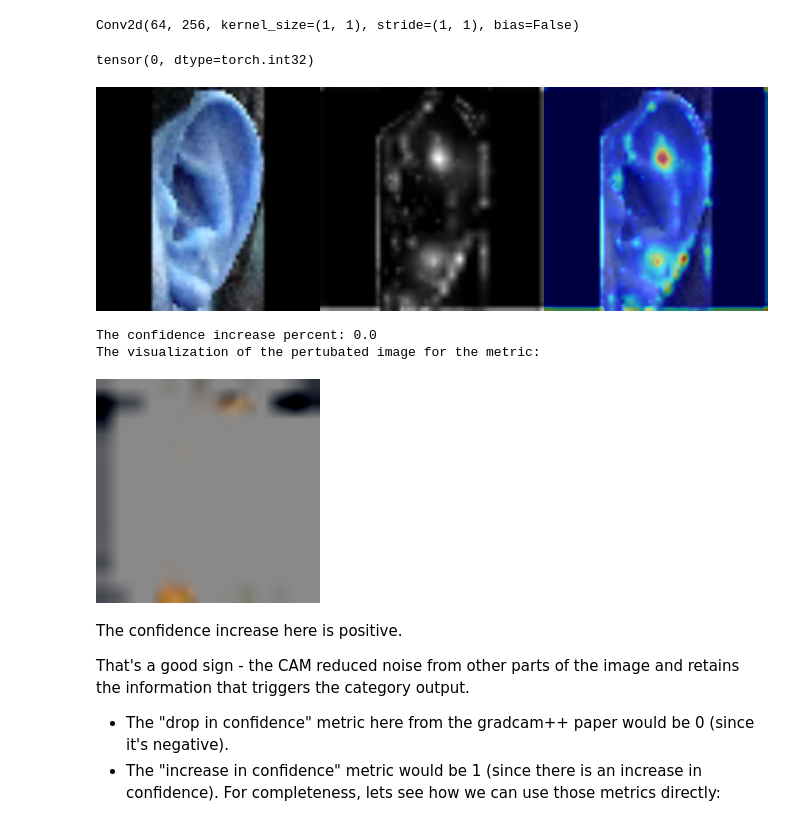
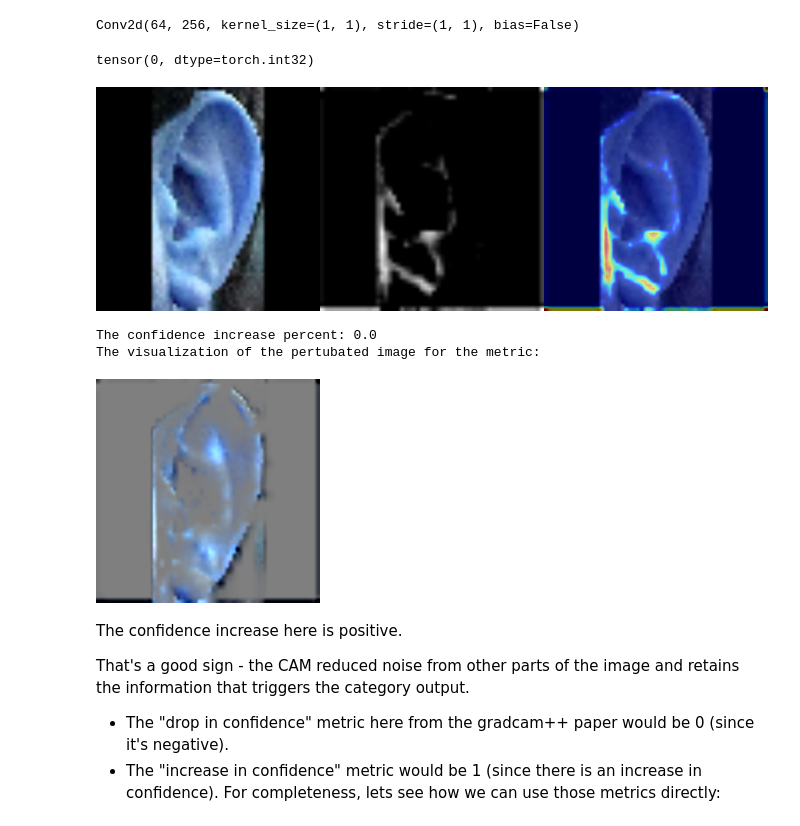
Before and after one commit to strojanski/diploma, a Jupyter notebook: v0.5/CAM Metrics And Tuning Tutorial.ipynb, the cells around one changed output. Saved outputs shown, nothing was run; the diff lists cells and outputs as text; code cells hidden in the pictures.

```diff
--- a/v0.5/CAM Metrics And Tuning Tutorial.ipynb
+++ b/v0.5/CAM Metrics And Tuning Tutorial.ipynb
@@ -198,40 +219,41 @@ targets = [ClassifierOutputTarget(label)]
 target_layers = [#model.layer1[0].conv3, model.layer1[1].conv3, model.layer1[2].conv3,
                  #model.layer2[0].conv3, model.layer2[1].conv3, model.layer2[2].conv3,
                  #model.layer3[0].conv3, model.layer3[1].conv3, model.layer3[2].conv3
 # target_layers = [model.layer2[0].conv1, model.layer2[0].conv2, model.layer2[0].conv3]#, model.layer4[0].conv3]
                  ]
 
 layer = model.layer1[0]
 target_layers = [layer.conv1, layer.conv2, layer.conv3]#, model.layer4[0].conv3]
+target_layers = [layer.conv1, layer.conv2, layer.downsample, model.layer2[0].downsample, model.layer3[0].downsample, model.layer4[0].downsample]#, model.layer4[0].conv3]
 
-layer = model.layer2[0]
-target_layers.extend([layer.conv1, layer.conv2, layer.conv3])
+# layer = model.layer2[0]
+# target_layers.extend([layer.conv1, layer.conv2, layer.conv3, layer.downsample])
 
-layer = model.layer3[0]
-target_layers.extend([layer.conv1, layer.conv2, layer.conv3])
+# layer = model.layer3[0]
+# target_layers.extend([layer.conv1, layer.conv2, layer.conv3])
 
-layer = model.layer4[0]
-target_layers.extend([layer.conv1, layer.conv2, layer.conv3])
+# layer = model.layer4[0]
+# target_layers.extend([layer.conv1, layer.conv2, layer.conv3])
 
 
 # target_layers = [model.inception3a, model.inception3b]#,
 # target_layers = [model.inception5a, model.inception5b, model.maxpool4]
 # target_layers = [model.conv1, model.conv2, model.conv3]
 # target_layers = [model.inception4a, model.inception4b, model.inception4c, model.inception4d, model.inception5a, model.inception5b]
 # target_layers = [model.inception5a, model.inception5b]
 # target_layers = [model.inception4a, model.inception4b, model.inception4c, model.inception4d]
 
 with GradCAM(model=model, target_layers=target_layers) as cam:
     grayscale_cams = cam(input_tensor=input_tensor, targets=targets)
     cam_image = show_cam_on_image(img, grayscale_cams[0, :], use_rgb=True)
 
 cam = np.uint8(255*grayscale_cams[0, :])
 cam = cv2.merge([cam, cam, cam])
 images = np.hstack((np.uint8(255*img), cam , cam_image))
 Image.fromarray(images)
 # %% [output]
 tensor(0, dtype=torch.int32)
-[figure, old version]
+[figure, new version]
 # %%
 # Now lets see how to evaluate this explanation:
 from pytorch_grad_cam.metrics.cam_mult_image import CamMultImageConfidenceChange
@@ -251,7 +273,7 @@ Image.fromarray(visualization)
 # %% [output]
 The confidence increase percent: 0.0
 The visualization of the pertubated image for the metric:
-[figure, old version]
+[figure, new version]
 # %% [markdown]
 The confidence increase here is positive.
 
```
Also changed, not shown: parts of 7 cells of this notebook, 39 other files.
